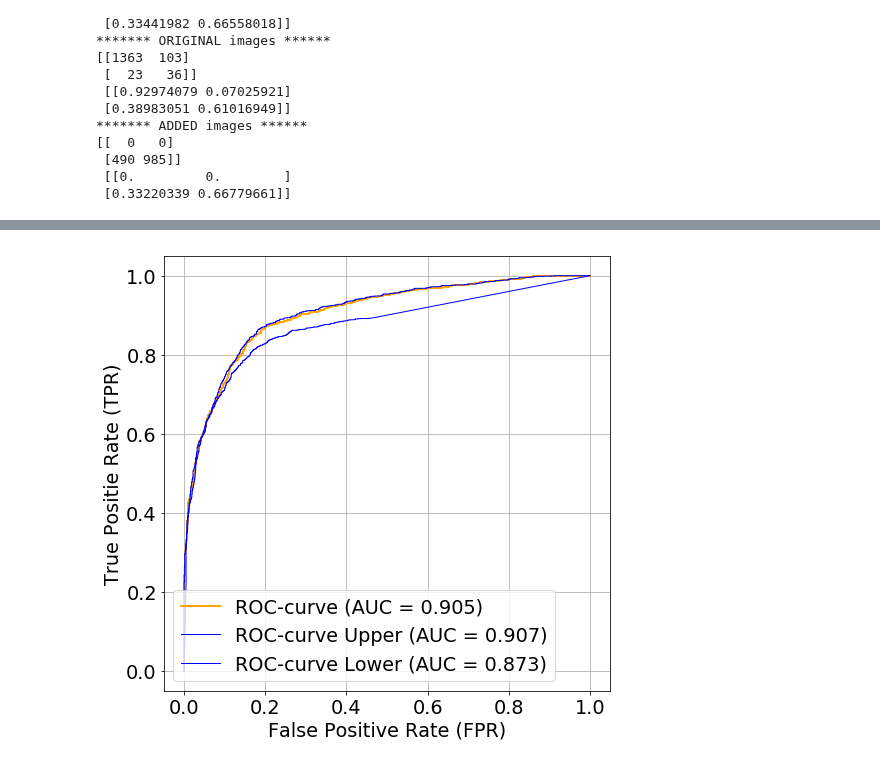
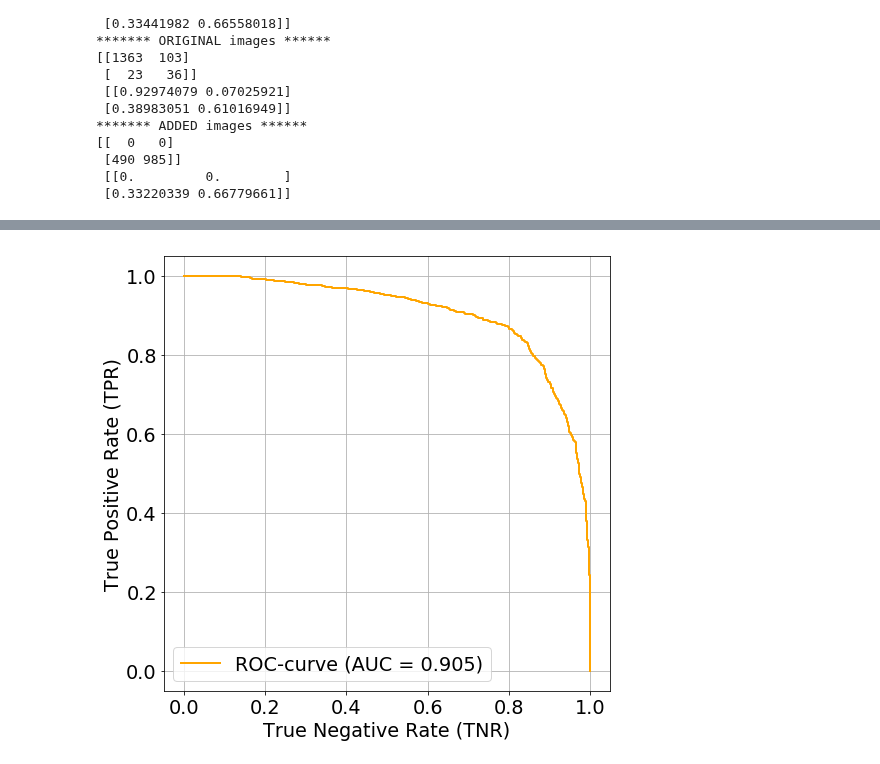
Before and after one commit to TsspGit/CodVid19_CIEMAT, a Jupyter notebook: Exploring_Uncertainty.ipynb, the cells around one changed output, grey strips where cells are left out. Cells and saved outputs as stored; diff of their text form; code cells hidden in the pictures.

```diff
--- a/Exploring_Uncertainty.ipynb
+++ b/Exploring_Uncertainty.ipynb
@@ -338,21 +386,16 @@ for f in fpr_L:
 # %%
 fig,ax = plt.subplots(nrows=1,ncols=1,figsize=(8,8))#,6
 plt.style.use('seaborn-deep')
-#plt.title("Simulation", weight="bold", x=0.50)
 plt.grid(True)
-#yticks(np.arange(0.97, 1, step=0.005))
 lw = 2
-plt.plot(fpr, tpr, color='orange',lw=2, label='ROC-curve (AUC = %0.3f)' % (roc_auc))
-plt.plot(fpr_U, tpr_U, color='blue',lw=1, label='ROC-curve Upper (AUC = %0.3f)' % (roc_auc_U))
-plt.plot(fpr_L, tpr_L, color='blue',lw=1, label='ROC-curve Lower (AUC = %0.3f)' % (roc_auc_L))
-#plt.fill_between(g[0:nbins], counts_back-(variance_back)**0.5, counts_back+(variance_back)**0.5,color='0.75')
+plt.plot(1-fpr, tpr, color='orange',lw=2, label='ROC-curve (AUC = %0.3f)' % (roc_auc))
 
 
-plt.ylabel('True Positie Rate (TPR)')
-plt.xlabel('False Positive Rate (FPR)')
+plt.ylabel('True Positive Rate (TPR)')
+plt.xlabel('True Negative Rate (TNR)')
 
-#plt.title("Simulation Preliminary", color = '#e159e1',loc="left", weight="bold", size="large")
 plt.legend(loc="lower left")
+plt.savefig("roc_curve_covid.eps")
 plt.show()
 # %% [output]
-[figure, old version]
+[figure, new version]
```
Also changed, not shown: parts of 29 cells of this notebook.
